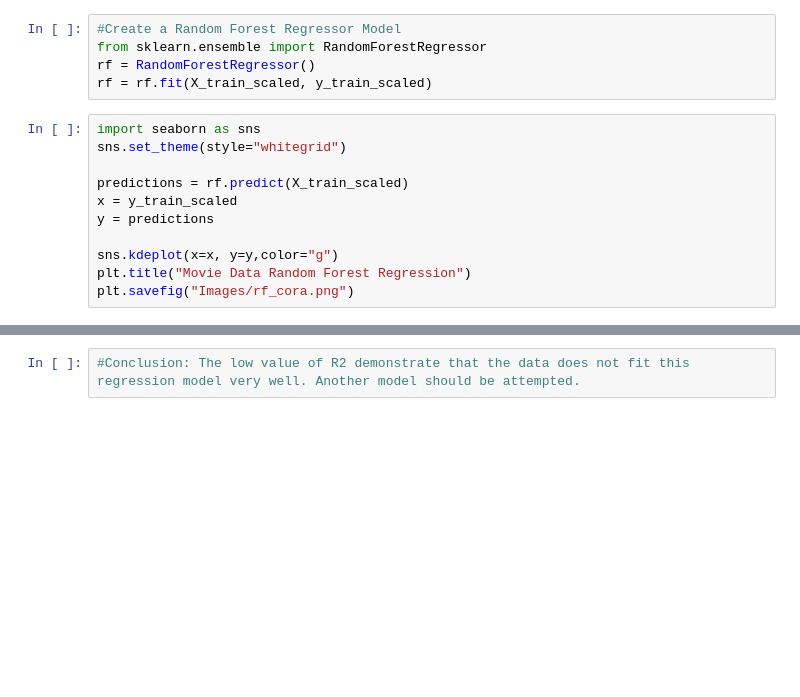
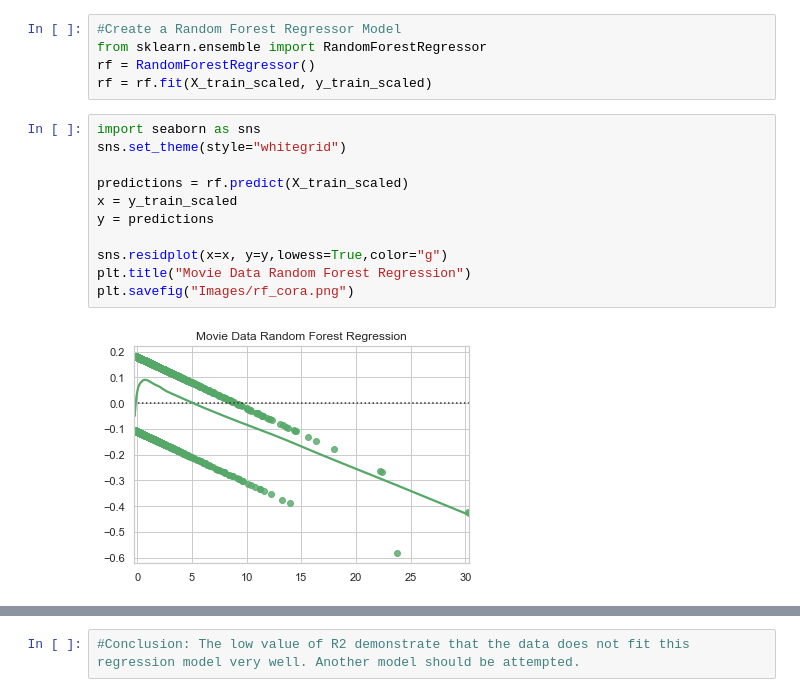
Before and after one commit to eliot1335/Final-Project, a Jupyter notebook: Models_Cora_Random_Forest.ipynb, the cells around one changed output, grey strips where cells are left out. Drawn from its saved outputs; the diff is of its cells as text; blank space fills up the shorter version.

```diff
--- a/Models_Cora_Random_Forest.ipynb
+++ b/Models_Cora_Random_Forest.ipynb
@@ -76,14 +130,16 @@ rf = rf.fit(X_train_scaled, y_train_scaled)
 # %%
 import seaborn as sns
 sns.set_theme(style="whitegrid")
 
 predictions = rf.predict(X_train_scaled)
 x = y_train_scaled
 y = predictions
 
-sns.kdeplot(x=x, y=y,color="g")
+sns.residplot(x=x, y=y,lowess=True,color="g")
 plt.title("Movie Data Random Forest Regression")
 plt.savefig("Images/rf_cora.png")
+# %% [output]
+[figure, added]
 # %%
 #Calculate R2
 from sklearn.metrics import mean_squared_error
```
Also changed, not shown: parts of 10 cells of this notebook.
